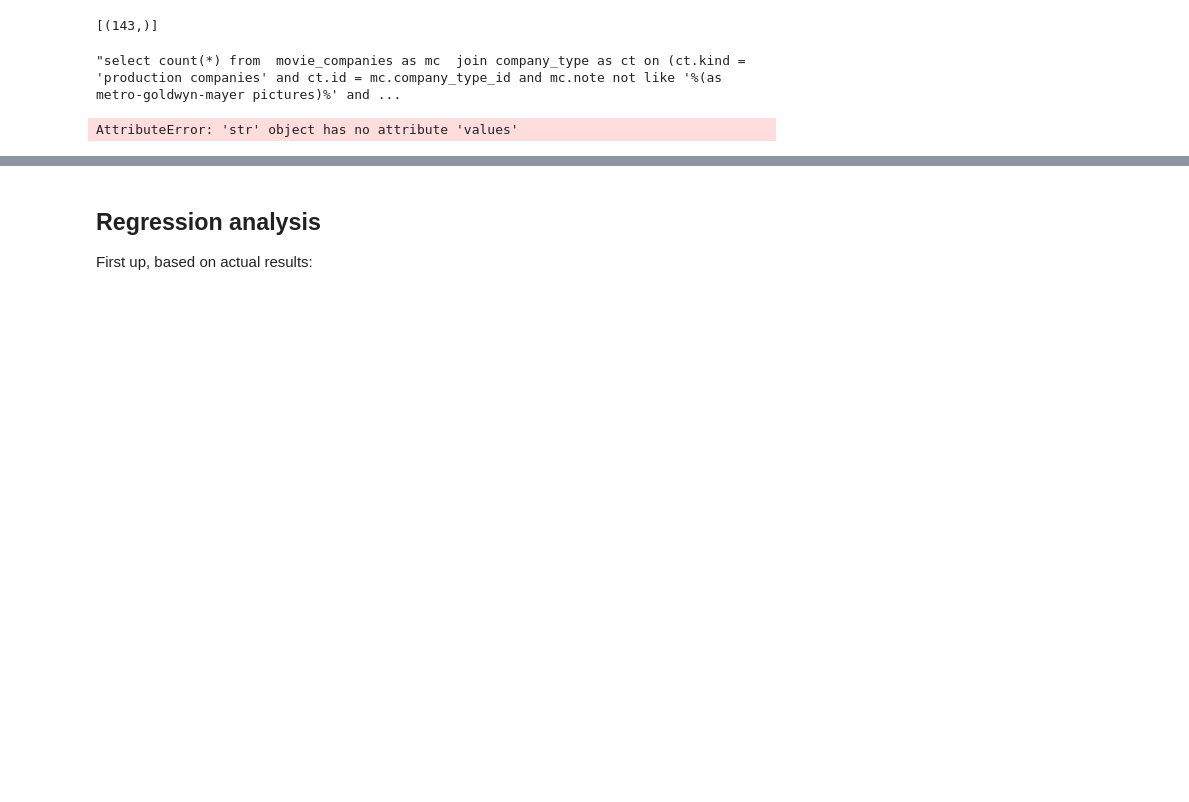
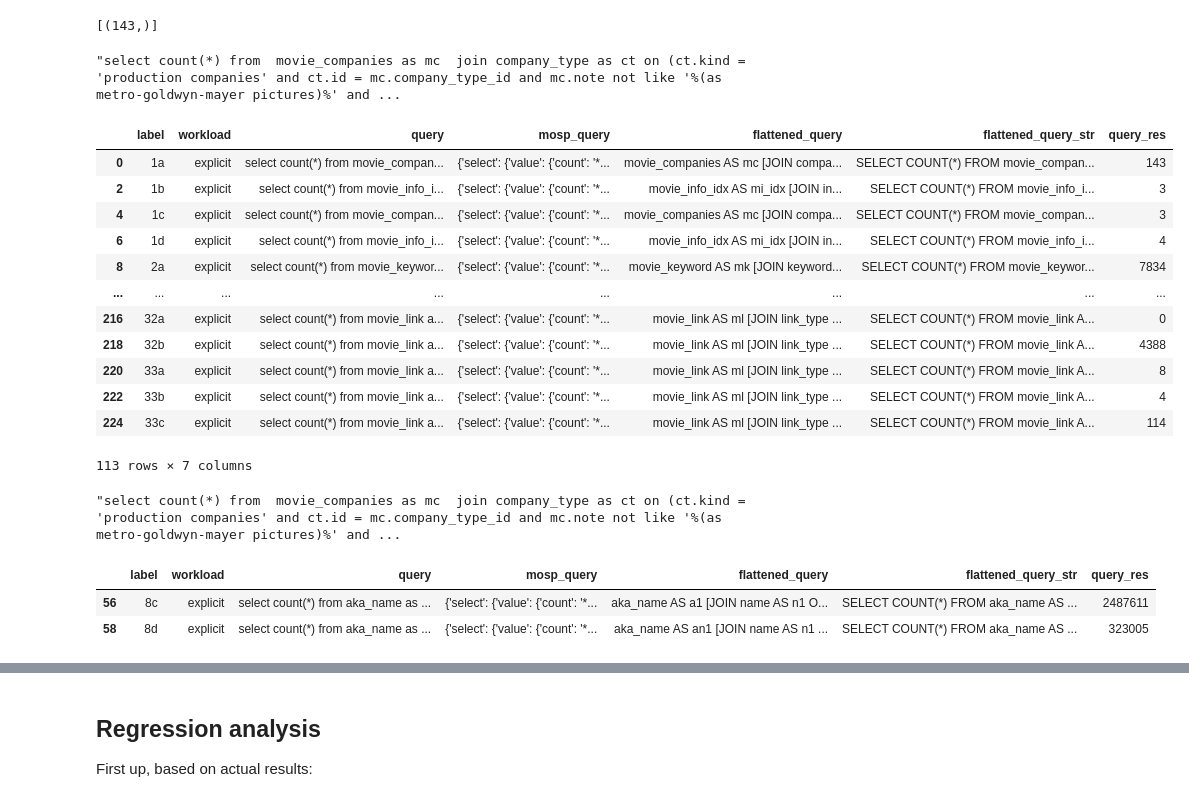
Before and after one commit to rbergm/PostBOUND, a Jupyter notebook: ues/QueryTransformation.ipynb, the cells around one changed output, grey strips where cells are left out. Cells and saved outputs as stored; diff of their text form; code cells hidden in the pictures; blank space fills up the shorter version.

```diff
--- a/ues/QueryTransformation.ipynb
+++ b/ues/QueryTransformation.ipynb
@@ -45,8 +45,8 @@ df_queries
 | 225 | 33c | implicit | select count(*) from company_name... | {'select': {'value': {'count': '*... |
 226 rows × 4 columns
 # %%
-df_expl = df_queries[df_queries.workload == "explicit"]
-df_subqueries = df_expl[df_expl["query"].str.rfind("select") > df_expl["query"].str.find("join")]
+df_expl = df_queries[df_queries.workload == "explicit"].copy()
+df_subqueries = df_expl[df_expl["query"].str.rfind("select") > df_expl["query"].str.find("join")].copy()
 # %%
 class QueryUpdate:
     def __init__(self, base_table="", ):
@@ -249,0 +258,9 @@ def unwrap_singular_dict(d, *, target="value"):
+# %%
+class MospPredicateHandler:
+    def __init__(self, predicate):
+        self.predicate = predicate
+        self.operation = unwrap_singular_dict(predicate, target="key")
+        self.arguments = self.predicate[self.operation]
+
+    def attributes(self):
+        return [arg for arg in self.arguments if isinstance(arg, str)]
@@ -353,12 +430,13 @@ class FlattenedQuery:
         self.base_table = base_table
         self.dbschema = dbschema
         self.joins = list()
-        self.dangling_joins = list()
+        self.virtual_tables = list() # these are the table names that only exist due to being named as a result of a subquery
 
     def absorb_join(self, join):
         """Includes a join statement in the query. Could be either a subquery, or a plain join."""
         join_data = join["join"]
         join_predicate = join["on"]
+        print("Found join pred:", join_predicate)
 
         # sanity check
         if isinstance(join_data["value"], dict) and not "select" in join_data["value"]:
@@ -368,8 +446,10 @@ class FlattenedQuery:
         # just a plain join?
         if not isinstance(join_data["value"], dict):
             joined_table = TableRef(join_data["value"], join_data["name"])
+            join_predicate = self._rewrite_join_predicate(join_predicate)
             join_stmt = JoinStatement(joined_table, join_predicate)
             self.joins.append(join_stmt)
+            print("==> Just a plain join!")
             return
 
         # at this point, we know we found a subquery
@@ -377,21 +457,21 @@ class FlattenedQuery:
         subquery = join_data["value"]
         sq_projection = subquery["select"]
         sq_tables = subquery["from"]
-        sq_target = join_data["name"] # we actually don't need this
+        sq_target = join_data["name"]
 
         table_refs = extract_table_references(sq_tables)
+        self.virtual_tables[sq_target] = list(table_refs)
         attribute_refs = bind_attributes(collect_attributes(sq_projection), table_refs, dbschema=self.dbschema)
-
         for table_idx, table in enumerate(table_refs):
             sq_join_predicate = []
             sq_join_filters = []
             for join in [join["on"] for join in sq_tables if "join" in join]:
-                extracted_predicates = extract_join_predicates(join, table)
+                extracted_predicates = filter_predicates(join, table, joins_only=True)
                 pruned_predicates = prune_predicate_tree(extracted_predicates)
                 if pruned_predicates:
                     sq_join_predicate.append(pruned_predicates)
 
-                extracted_filters = extract_filter_predicates(join, table)
+                extracted_filters = filter_predicates(join, table)
                 pruned_filters = prune_predicate_tree(extracted_filters)
                 if pruned_filters:
                     sq_join_filters.append(pruned_filters)
@@ -406,9 +486,13 @@ class FlattenedQuery:
             # this table, we found the candidate!
             if table_idx == 0:
                 sq_join_predicate = rewrite_predicate_to_subquery(join_predicate, self.base_table, table)
+                print("Rewrote join pred to", sq_join_predicate)
             join_stmt = JoinStatement(table, sq_join_filters)
             join_stmt.expand(sq_join_predicate)
             self.joins.append(join_stmt)
+
+    def _rewrite_join_predicate(self):
+        pass
 
     def __repr__(self):
         return str(self)
@@ -426,6 +510,7 @@ def flatten_query(mosp_query):
             flattened_query = FlattenedQuery(table_ref, DBSchema(cur))
             continue
         else:
+            print(".. Absorbing join", table)
             flattened_query.absorb_join(table)
 
     return flattened_query
@@ -510,6 +634,20 @@ q_raw
 "select count(*) from  movie_companies as mc  join company_type as ct on (ct.kind = 'production companies' and ct.id = mc.company_type_id and mc.note not like '%(as metro-goldwyn-mayer pictures)%' and ...
 # %%
 df_expl["flattened_query"] = df_expl.mosp_query.apply(flatten_query)
-df_expl["flattened_query_str"] = df_expl.flattened_query.apply(mosp.format)
+df_expl["flattened_query_str"] = df_expl.flattened_query.apply(flattened_query_to_mosp).apply(mosp.format)
-# %% [output]
-AttributeError: 'str' object has no attribute 'values'
+# %%
+df_expl
+# %% [output]
+|  | label | workload | query | mosp_query | flattened_query | flattened_query_str | query_res |
+| 0 | 1a | explicit | select count(*) from movie_compan... | {'select': {'value': {'count': '*... | movie_companies AS mc [JOIN compa... | SELECT COUNT(*) FROM movie_compan... | 143 |
+| 2 | 1b | explicit | select count(*) from movie_info_i... | {'select': {'value': {'count': '*... | movie_info_idx AS mi_idx [JOIN in... | SELECT COUNT(*) FROM movie_info_i... | 3 |
+| 4 | 1c | explicit | select count(*) from movie_compan... | {'select': {'value': {'count': '*... | movie_companies AS mc [JOIN compa... | SELECT COUNT(*) FROM movie_compan... | 3 |
+| 6 | 1d | explicit | select count(*) from movie_info_i... | {'select': {'value': {'count': '*... | movie_info_idx AS mi_idx [JOIN in... | SELECT COUNT(*) FROM movie_info_i... | 4 |
+| 8 | 2a | explicit | select count(*) from movie_keywor... | {'select': {'value': {'count': '*... | movie_keyword AS mk [JOIN keyword... | SELECT COUNT(*) FROM movie_keywor... | 7834 |
+| ... | ... | ... | ... | ... | ... | ... | ... |
+| 216 | 32a | explicit | select count(*) from movie_link a... | {'select': {'value': {'count': '*... | movie_link AS ml [JOIN link_type ... | SELECT COUNT(*) FROM movie_link A... | 0 |
+| 218 | 32b | explicit | select count(*) from movie_link a... | {'select': {'value': {'count': '*... | movie_link AS ml [JOIN link_type ... | SELECT COUNT(*) FROM movie_link A... | 4388 |
+| 220 | 33a | explicit | select count(*) from movie_link a... | {'select': {'value': {'count': '*... | movie_link AS ml [JOIN link_type ... | SELECT COUNT(*) FROM movie_link A... | 8 |
+| 222 | 33b | explicit | select count(*) from movie_link a... | {'select': {'value': {'count': '*... | movie_link AS ml [JOIN link_type ... | SELECT COUNT(*) FROM movie_link A... | 4 |
+| 224 | 33c | explicit | select count(*) from movie_link a... | {'select': {'value': {'count': '*... | movie_link AS ml [JOIN link_type ... | SELECT COUNT(*) FROM movie_link A... | 114 |
+113 rows × 7 columns
@@ -515,0 +661,10 @@ AttributeError: 'str' object has no attribute 'values'
+# %%
+df_expl.iloc[0]["query"]
+# %% [output]
+"select count(*) from  movie_companies as mc  join company_type as ct on (ct.kind = 'production companies' and ct.id = mc.company_type_id and mc.note not like '%(as metro-goldwyn-mayer pictures)%' and ...
+# %%
+df_expl[df_expl.flattened_query_str.str.contains("t_ci")]
+# %% [output]
+|  | label | workload | query | mosp_query | flattened_query | flattened_query_str | query_res |
+| 56 | 8c | explicit | select count(*) from aka_name as ... | {'select': {'value': {'count': '*... | aka_name AS a1 [JOIN name AS n1 O... | SELECT COUNT(*) FROM aka_name AS ... | 2487611 |
+| 58 | 8d | explicit | select count(*) from aka_name as ... | {'select': {'value': {'count': '*... | aka_name AS an1 [JOIN name AS n1 ... | SELECT COUNT(*) FROM aka_name AS ... | 323005 |
```
Also changed, not shown: parts of 14 cells of this notebook, 5 other files.
